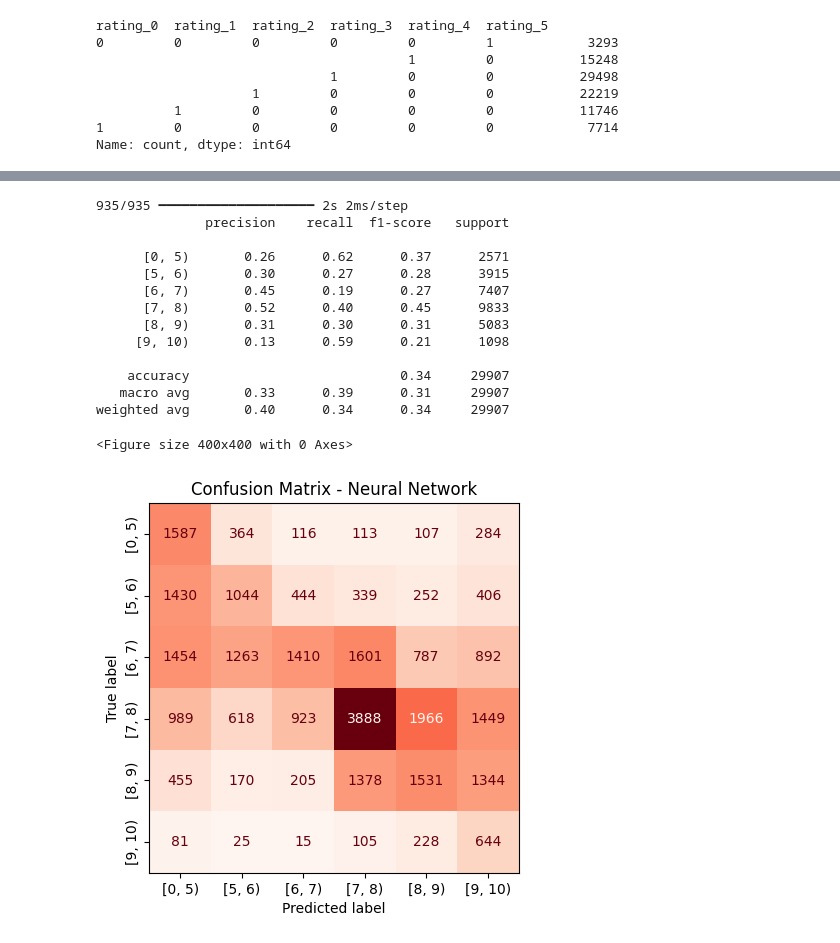
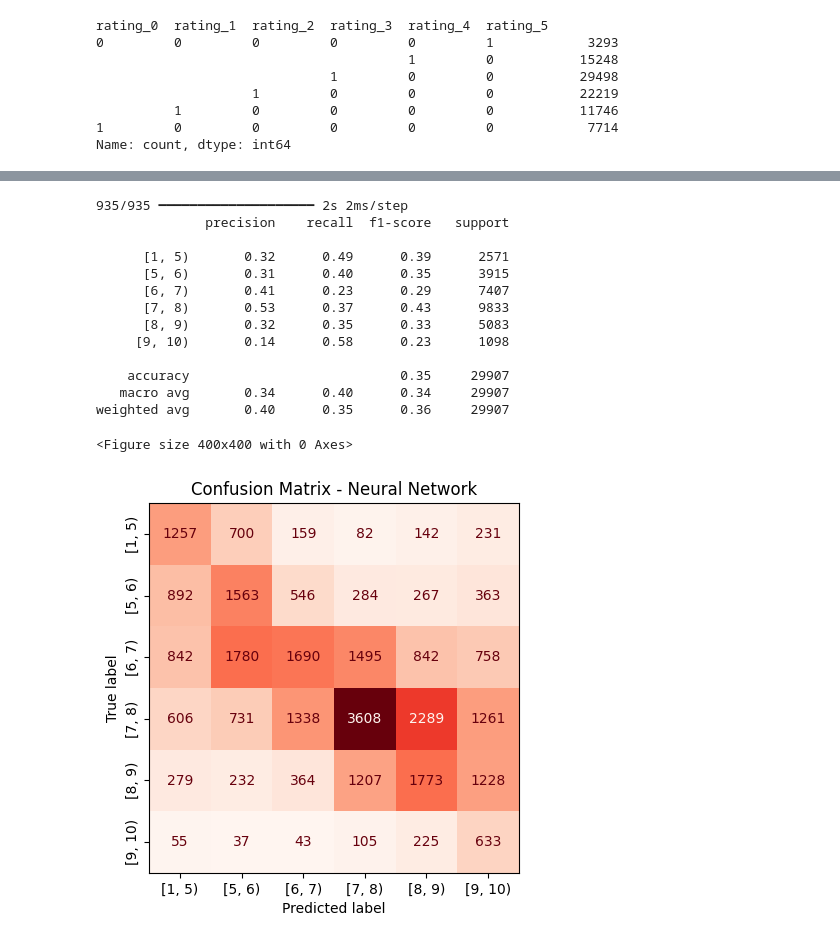
Before and after one commit to ChefBB/dm2_project, a Jupyter notebook: classification/neural_net_classif.ipynb, the cells around one changed output, grey strips where cells are left out. Cells and saved outputs as stored; diff of their text form; code cells hidden in the pictures.

```diff
--- a/classification/neural_net_classif.ipynb
+++ b/classification/neural_net_classif.ipynb
@@ -145,6 +143,10 @@ import tensorflow as tf
 
 # Numerical input
 numerical_input = layers.Input(shape=(len(numerical_cols),), name='numerical')
+
+numerical_branch = layers.Dense(112, use_bias=False)(numerical_input)
+numerical_branch = layers.BatchNormalization()(numerical_branch)
+numerical_branch = layers.Activation('relu')(numerical_branch)
 
 # region branch
 region_input = layers.Input(shape=(len(region_cols),), name='region')
@@ -155,13 +157,14 @@ region_branch = layers.Activation('relu')(region_branch)
 
 # genre branch
 genre_input = layers.Input(shape=(len(genre_cols),), name='genre')
+
 genre_branch = layers.Dense(8, use_bias=False)(genre_input)
 genre_branch = layers.BatchNormalization()(genre_branch)
 genre_branch = layers.Activation('relu')(genre_branch)
 
 
 # Concatenate all branches
-concatenated = layers.concatenate([numerical_input, region_branch, genre_branch])
+concatenated = layers.concatenate([numerical_branch, region_branch, genre_branch])
 
 # 1st layer
 x = layers.Dense(64, use_bias=False)(concatenated)
@@ -186,7 +189,7 @@ model = tf.keras.Model(
 
 
 model.compile(
-    optimizer='adam',
+    optimizer=tf.keras.optimizers.Adam(learning_rate=0.0001),
     loss='categorical_crossentropy',
     metrics=['accuracy']
 )
@@ -197,5 +197,4 @@ To enable the following instructions: AVX2 FMA, in other operations, rebuild Ten
 # %%
-from operator import call
 from sklearn.utils.class_weight import compute_class_weight
 
 # Class weights
@@ -208,8 +207,11 @@ class_weights = {i: class_weights[i] for i in range(len(titletype_cols))}  # Con
 
 history = model.fit(
     X_train, y_train,
-    epochs=200, batch_size=64, validation_data=(X_val, y_val),
-    callbacks=[tf.keras.callbacks.EarlyStopping(monitor='val_loss', patience=10, restore_best_weights=True)],
+    epochs=500, batch_size=64, validation_data=(X_val, y_val),
+    callbacks=[tf.keras.callbacks.EarlyStopping(
+        monitor='val_loss', patience=20,
+        restore_best_weights=True
+    )],
     class_weight=class_weights
 )
 # %% [output]
@@ -528,6 +530,9 @@ X_test = {
     'titletype': X_test[titletype_cols].values
 }
 # %%
+from tensorflow.keras import layers
+import tensorflow as tf
+
 # Numerical Input
 numerical_input = layers.Input(shape=(len(numerical_cols),), name='numerical')
 numerical_branch = layers.Dense(96, use_bias=False)(numerical_input)
@@ -560,13 +565,31 @@ region_branch = layers.Activation('swish')(region_branch)
 concatenated = layers.concatenate([numerical_branch, titletype_branch, genre_branch, region_branch])
 
 # 1st layer
-x = layers.Dense(128, use_bias=False)(concatenated)
+x = layers.Dense(256, use_bias=False)(concatenated)
 x = layers.BatchNormalization()(x)
 x = layers.Activation('swish')(x)
 x = layers.Dropout(0.2)(x)
 
 # 2nd layer
+x = layers.Dense(128, use_bias=False)(x)
+x = layers.BatchNormalization()(x)
+x = layers.Activation('swish')(x)
+x = layers.Dropout(0.2)(x)
+
+# 3rd layer
 x = layers.Dense(64, use_bias=False)(x)
+x = layers.BatchNormalization()(x)
+x = layers.Activation('swish')(x)
+x = layers.Dropout(0.2)(x)
+
+# 4th layer
+x = layers.Dense(64, use_bias=False)(x)
+x = layers.BatchNormalization()(x)
+x = layers.Activation('swish')(x)
+x = layers.Dropout(0.2)(x)
+
+# 5th layer
+x = layers.Dense(32, use_bias=False)(x)
 x = layers.BatchNormalization()(x)
 x = layers.Activation('swish')(x)
 x = layers.Dropout(0.2)(x)
@@ -603,7 +626,7 @@ history_rating = model_rating.fit(
     callbacks=[
         tf.keras.callbacks.EarlyStopping(
             monitor='val_loss',
-            patience=15,
+            patience=20,
             restore_best_weights=True
         )
     ]
@@ -659,7 +682,7 @@ import numpy as np # Import numpy for argmax function
 
 # Target names array is correctly ordered
 target_names = [
-    '[0, 5)',
+    '[1, 5)',
     '[5, 6)',
     '[6, 7)',
     '[7, 8)',
@@ -672,43 +695,43 @@ y_pred = model_rating.predict(X_test)
 y_pred_classes = y_pred.argmax(axis=1)
 y_true_classes = y_true_classes.argmax(axis=1)
 
 print(classification_report(y_true_classes, y_pred_classes, target_names=target_names))
 
 plt.figure(figsize=(4, 4))
 
 # 1. Manually create the confusion matrix
 # Use the corrected y_true_classes along with the predicted classes
 cm = confusion_matrix(y_true_classes, y_pred_classes,)
 
 # 2. Create a new ConfusionMatrixDisplay object with the original matrix and labels
 disp = ConfusionMatrixDisplay(confusion_matrix=cm, display_labels=target_names)
 
 
 disp.xticks_rotation = 45
 
 # 3. Plot the confusion matrix
 disp.plot(cmap='Reds', colorbar=False)
 
 plt.xticks(rotation=0)
 plt.yticks(rotation=90, va='center')
 plt.title('Confusion Matrix - Neural Network')
 plt.show()
 # %% [output]
 935/935 ━━━━━━━━━━━━━━━━━━━━ 2s 2ms/step
               precision    recall  f1-score   support
 
-      [0, 5)       0.26      0.62      0.37      2571
-      [5, 6)       0.30      0.27      0.28      3915
-      [6, 7)       0.45      0.19      0.27      7407
-      [7, 8)       0.52      0.40      0.45      9833
-      [8, 9)       0.31      0.30      0.31      5083
-     [9, 10)       0.13      0.59      0.21      1098
+      [1, 5)       0.32      0.49      0.39      2571
+      [5, 6)       0.31      0.40      0.35      3915
+      [6, 7)       0.41      0.23      0.29      7407
+      [7, 8)       0.53      0.37      0.43      9833
+      [8, 9)       0.32      0.35      0.33      5083
+     [9, 10)       0.14      0.58      0.23      1098
 
-    accuracy                           0.34     29907
-   macro avg       0.33      0.39      0.31     29907
-weighted avg       0.40      0.34      0.34     29907
+    accuracy                           0.35     29907
+   macro avg       0.34      0.40      0.34     29907
+weighted avg       0.40      0.35      0.36     29907
 <Figure size 400x400 with 0 Axes>
-[figure, old version]
+[figure, new version]
 # %%
 # ROC Curve
 from sklearn.metrics import roc_curve, auc
```
Also changed, not shown: parts of 10 cells of this notebook, 16 other files.
